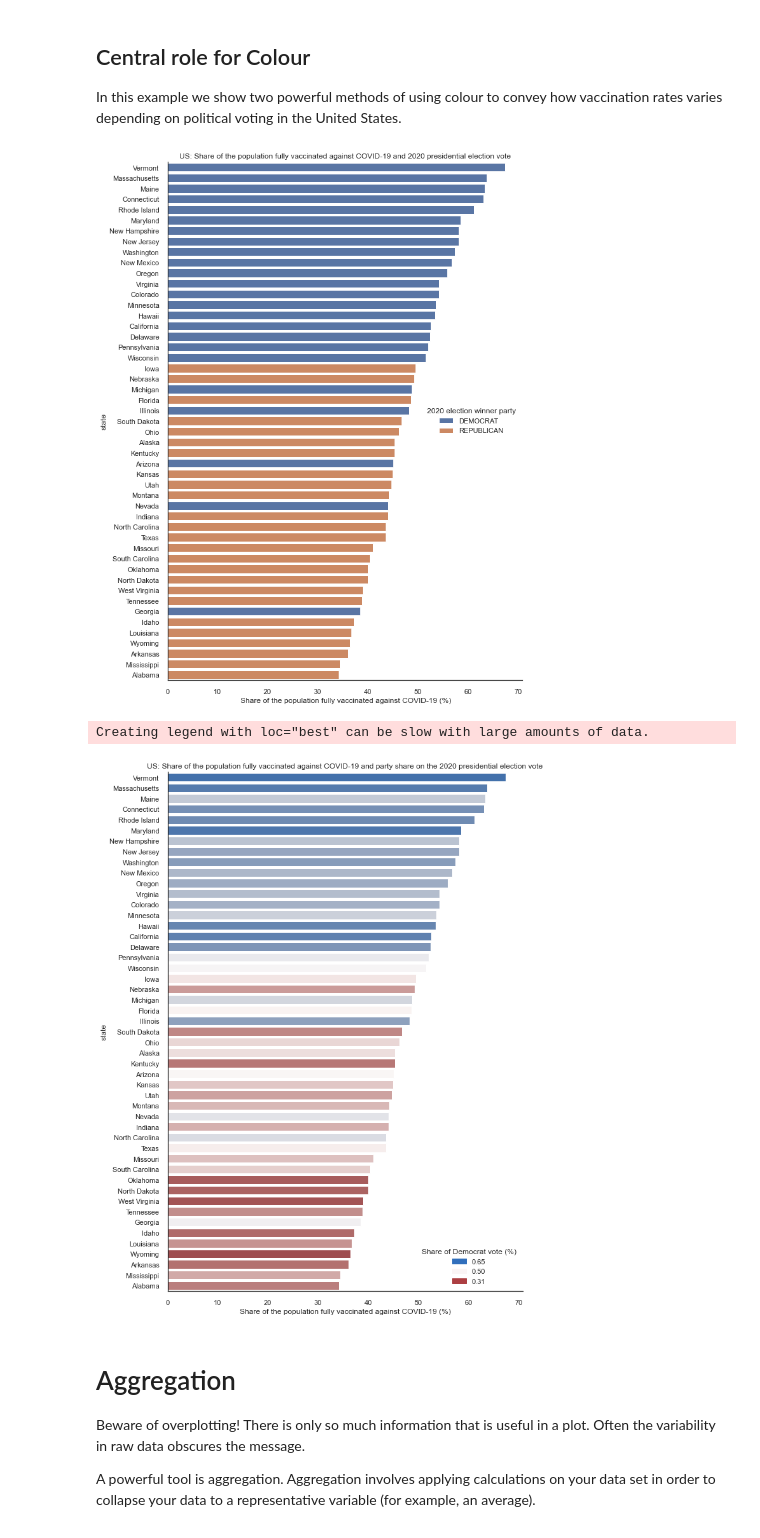
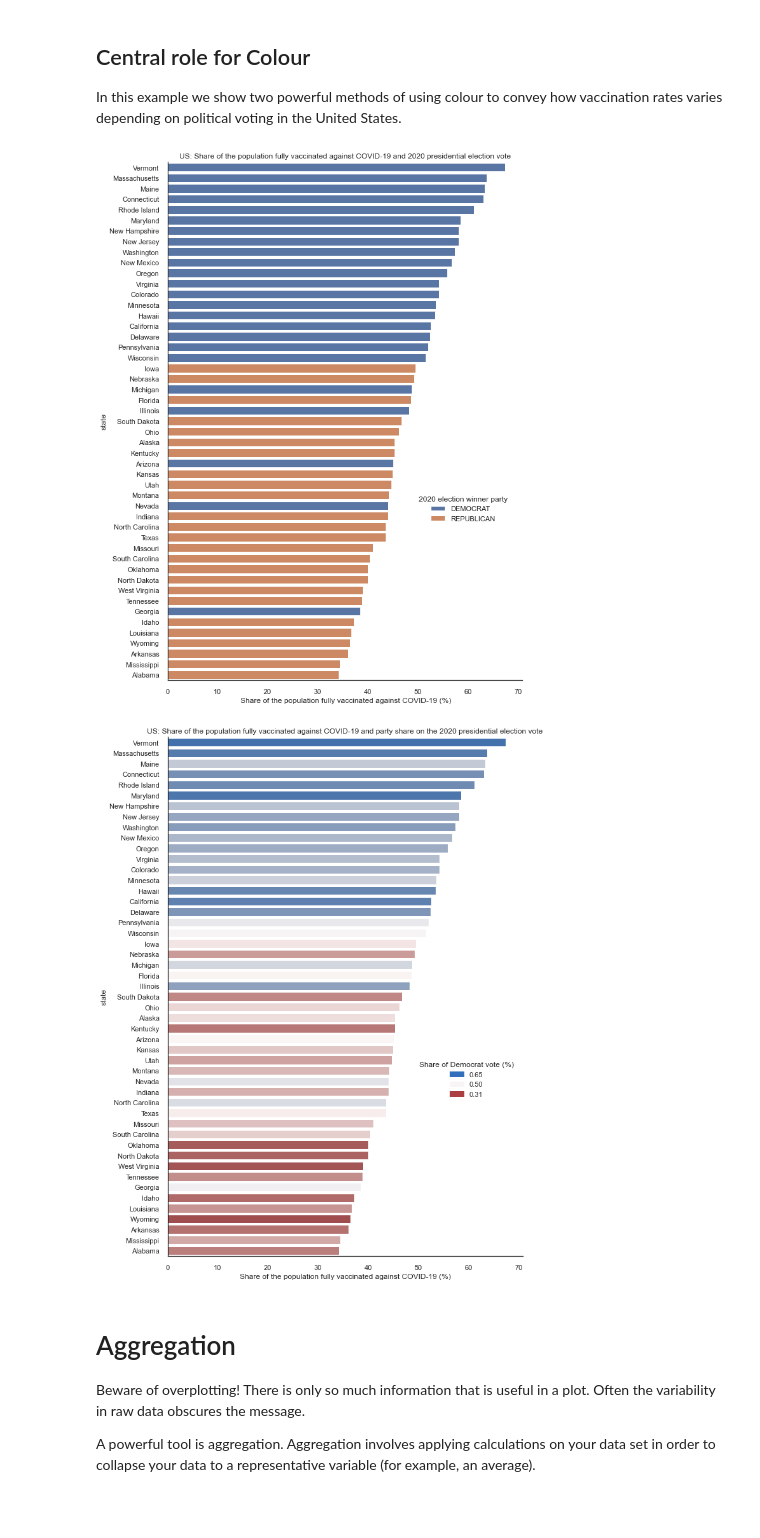
Before and after one commit to alan-turing-institute/rds-course, a Jupyter notebook: coursebook/modules/m3/scripts/mod3.2.ipynb, the cells around one changed output. Saved outputs shown, nothing was run; the diff lists cells and outputs as text; code cells hidden in the pictures.

```diff
--- a/coursebook/modules/m3/scripts/mod3.2.ipynb
+++ b/coursebook/modules/m3/scripts/mod3.2.ipynb
@@ -598,38 +631,37 @@ df_joined.sort_values(by='people_fully_vaccinated_per_hundred',inplace=True, asc
 # Use color a category
 import matplotlib.pyplot as plt
 sns.set_theme(style="whitegrid")
 sns.set_style("white")
 
 f, ax = plt.subplots(figsize=(10, 15))
 # Load the dataset
 ax = sns.barplot(x="people_fully_vaccinated_per_hundred", y="state", data=df_joined,hue='party_simplified',dodge=False)
 ax.set_title('US: Share of the population fully vaccinated against COVID-19 and 2020 presidential election vote',fontsize=12)
 ax.set_xlabel(' Share of the population fully vaccinated against COVID-19 (%)')
-ax.legend_.set_title("2020 election winner party")
+ax.legend(title="2020 election winner party", loc=(.7,.3))
 sns.despine(left=False, bottom=False)
 plt.show()
 
 # Use color a scale
 f2, ax2 = plt.subplots(figsize=(10, 15))
 n = len(df_joined.state)
 cmap = sns.color_palette("vlag_r", n_colors=n)
 # Load the example car crash dataset
 ax2 = sns.barplot(x="people_fully_vaccinated_per_hundred", y="state", data=df_joined,hue='party_percentage',dodge=False,palette=cmap)
 ax2.set_title('US: Share of the population fully vaccinated against COVID-19 and party share on the 2020 presidential election vote',fontsize=12)
 ax2.set_xlabel('Share of the population fully vaccinated against COVID-19 (%)')
 sns.despine(left=False, bottom=False)
 # Add a legend and informative axis label
 sns.despine(left=False, bottom=False)
 # Create a new legend
 party_min = mpatches.Patch(color=cmap[0], label='{:.2f}'.format(df_joined['party_percentage'].min()))
 party_med = mpatches.Patch(color=cmap[round(n/2)], label='{:.2f}'.format(.5))
 party_max = mpatches.Patch(color=cmap[-1], label='{:.2f}'.format(df_joined['party_percentage'].max()))
-ax2.legend(handles=[party_max,party_med,party_min],title='Share of Democrat vote (%)')
+ax2.legend(handles=[party_max,party_med,party_min],title='Share of Democrat vote (%)', loc=(.7,.3))
 plt.show()
 # %% [output]
-[figure, old version]
+[figure, new version]
-Creating legend with loc="best" can be slow with large amounts of data.
-[figure, old version]
+[figure, new version]
 # %% [markdown]
 # Aggregation
 
```
Also changed, not shown: parts of 14 cells of this notebook, 1 other file.
